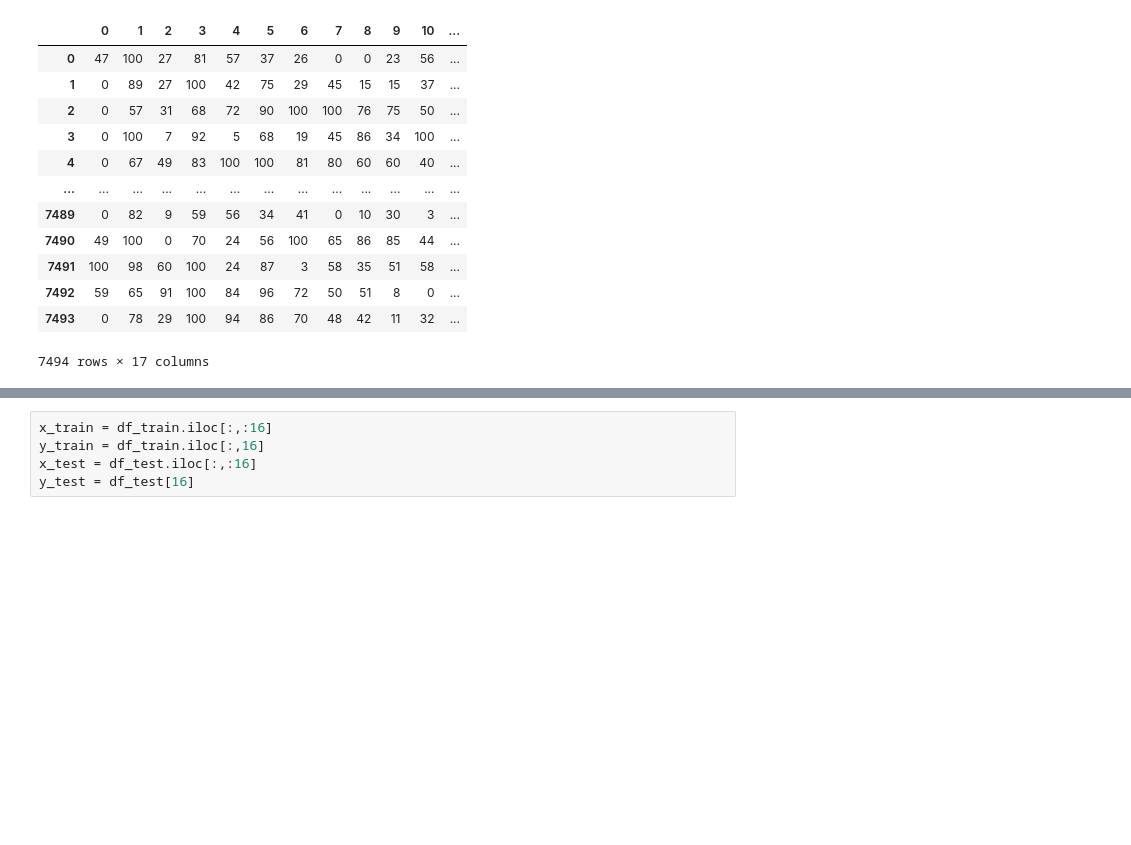
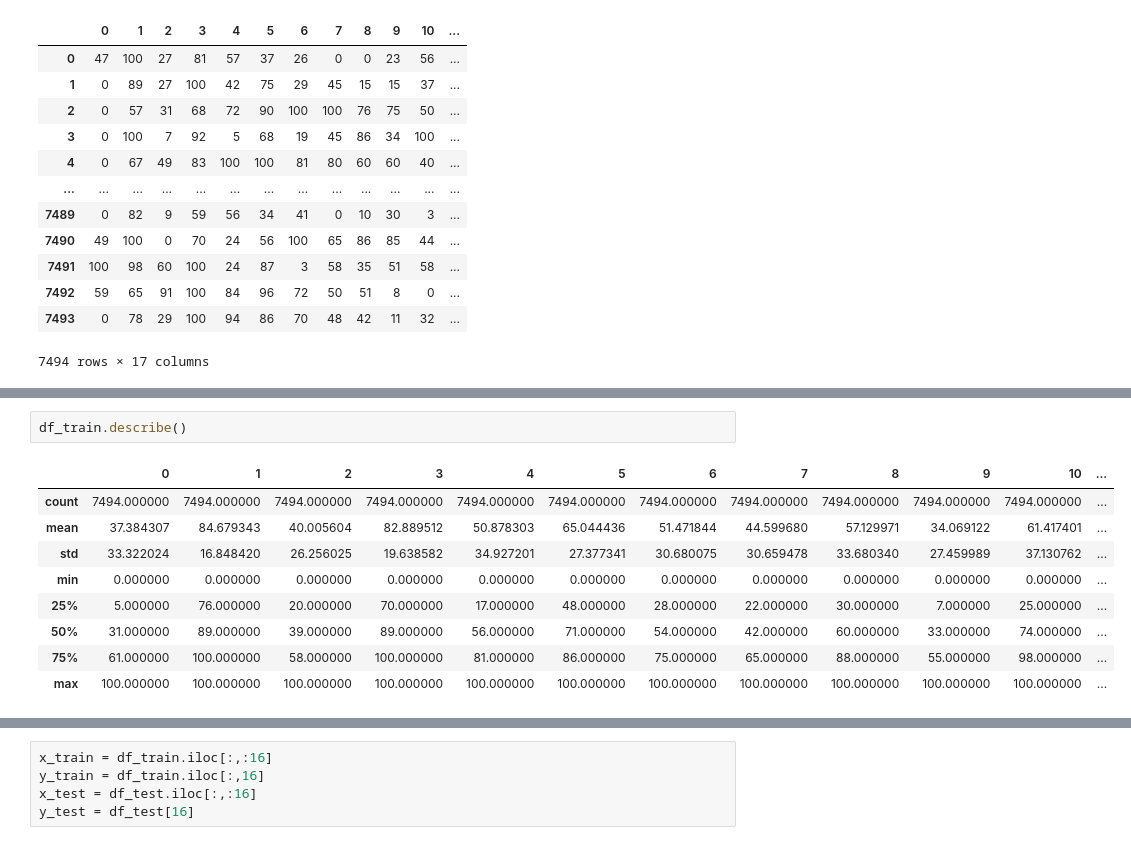
Before and after one commit to shab-sa/cs_internship, a Jupyter notebook: Step10/Detect Handwriting Data.ipynb, the cells around one changed output, grey strips where cells are left out. Drawn from its saved outputs; the diff is of its cells as text; blank space fills up the shorter version.

```diff
--- a/Step10/Detect Handwriting Data.ipynb
+++ b/Step10/Detect Handwriting Data.ipynb
@@ -22,0 +43,12 @@ df_train
+# %%
+df_train.describe()
+# %% [output]
+|  | 0 | 1 | 2 | 3 | 4 | 5 | 6 | 7 | 8 | 9 | 10 | ... |
+| count | 7494.000000 | 7494.000000 | 7494.000000 | 7494.000000 | 7494.000000 | 7494.000000 | 7494.000000 | 7494.000000 | 7494.000000 | 7494.000000 | 7494.000000 | ... |
+| mean | 37.384307 | 84.679343 | 40.005604 | 82.889512 | 50.878303 | 65.044436 | 51.471844 | 44.599680 | 57.129971 | 34.069122 | 61.417401 | ... |
+| std | 33.322024 | 16.848420 | 26.256025 | 19.638582 | 34.927201 | 27.377341 | 30.680075 | 30.659478 | 33.680340 | 27.459989 | 37.130762 | ... |
+| min | 0.000000 | 0.000000 | 0.000000 | 0.000000 | 0.000000 | 0.000000 | 0.000000 | 0.000000 | 0.000000 | 0.000000 | 0.000000 | ... |
+| 25% | 5.000000 | 76.000000 | 20.000000 | 70.000000 | 17.000000 | 48.000000 | 28.000000 | 22.000000 | 30.000000 | 7.000000 | 25.000000 | ... |
+| 50% | 31.000000 | 89.000000 | 39.000000 | 89.000000 | 56.000000 | 71.000000 | 54.000000 | 42.000000 | 60.000000 | 33.000000 | 74.000000 | ... |
+| 75% | 61.000000 | 100.000000 | 58.000000 | 100.000000 | 81.000000 | 86.000000 | 75.000000 | 65.000000 | 88.000000 | 55.000000 | 98.000000 | ... |
+| max | 100.000000 | 100.000000 | 100.000000 | 100.000000 | 100.000000 | 100.000000 | 100.000000 | 100.000000 | 100.000000 | 100.000000 | 100.000000 | ... |
```
Also changed, not shown: parts of 16 cells of this notebook.
